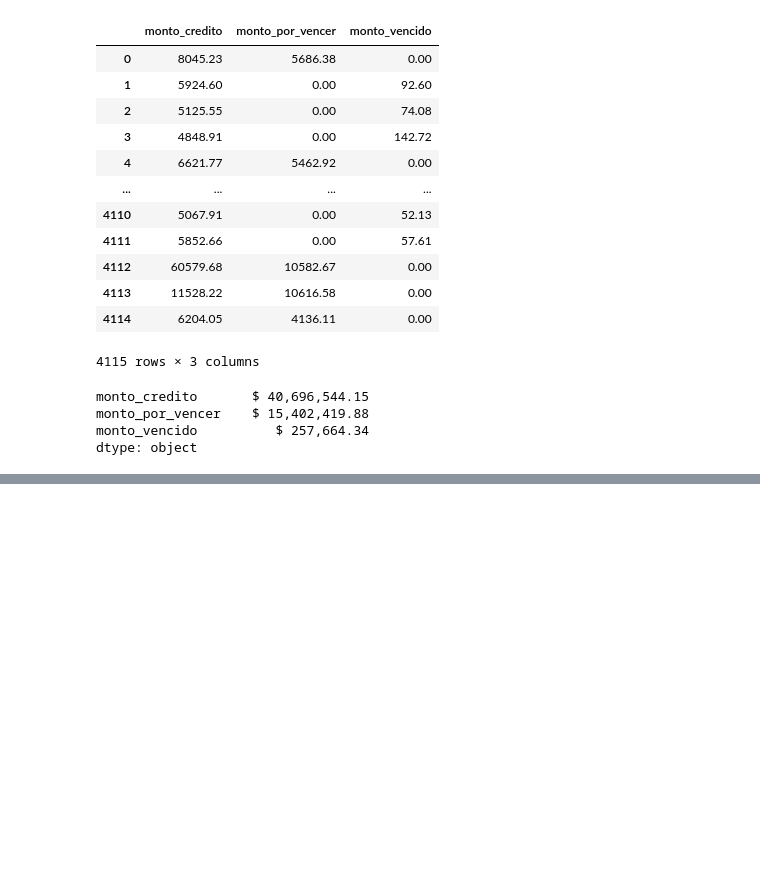
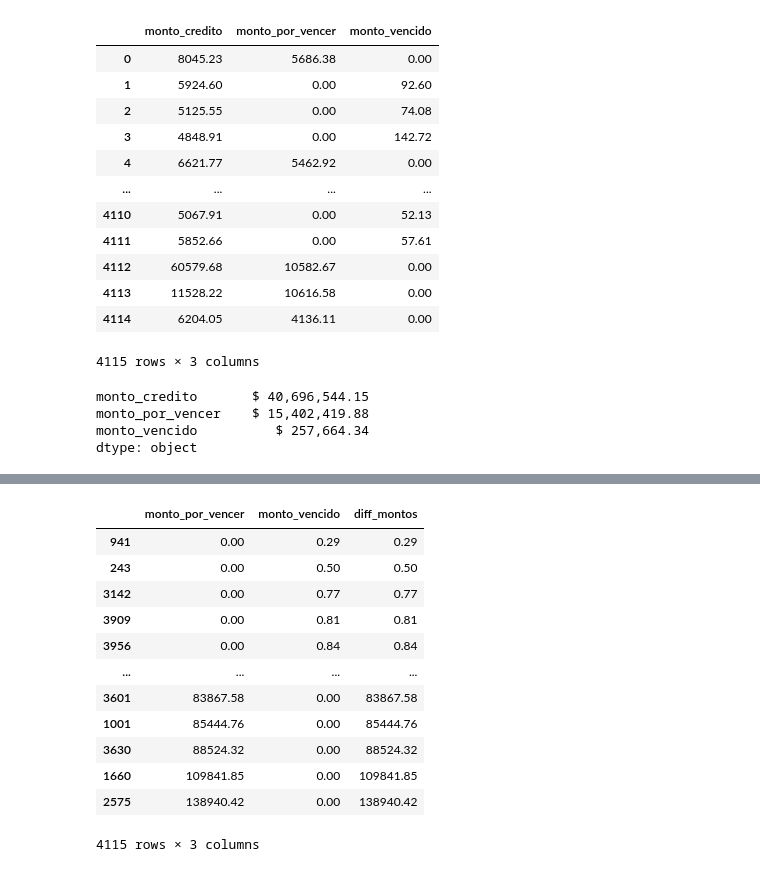
Before and after one commit to carlos-calderon-cabezas/financial-relief-analysis, a Jupyter notebook: analisis_alivio_financiero.ipynb, the cells around one changed output, grey strips where cells are left out. Saved outputs shown, nothing was run; the diff lists cells and outputs as text; code cells hidden in the pictures; blank space fills up the shorter version.

```diff
--- a/analisis_alivio_financiero.ipynb
+++ b/analisis_alivio_financiero.ipynb
@@ -381,0 +491,20 @@ plt.show()
+# %%
+df_temp = df_morosidad[["monto_por_vencer", "monto_vencido"]].copy()
+# %%
+df_temp["diff_montos"] = np.abs(df_temp["monto_por_vencer"] - df_temp["monto_vencido"])
+# %%
+df_temp.sort_values("diff_montos")
+# %% [output]
+|  | monto_por_vencer | monto_vencido | diff_montos |
+| 941 | 0.00 | 0.29 | 0.29 |
+| 243 | 0.00 | 0.50 | 0.50 |
+| 3142 | 0.00 | 0.77 | 0.77 |
+| 3909 | 0.00 | 0.81 | 0.81 |
+| 3956 | 0.00 | 0.84 | 0.84 |
+| ... | ... | ... | ... |
+| 3601 | 83867.58 | 0.00 | 83867.58 |
+| 1001 | 85444.76 | 0.00 | 85444.76 |
+| 3630 | 88524.32 | 0.00 | 88524.32 |
+| 1660 | 109841.85 | 0.00 | 109841.85 |
+| 2575 | 138940.42 | 0.00 | 138940.42 |
+4115 rows × 3 columns
```
Also changed, not shown: parts of 19 cells of this notebook.
